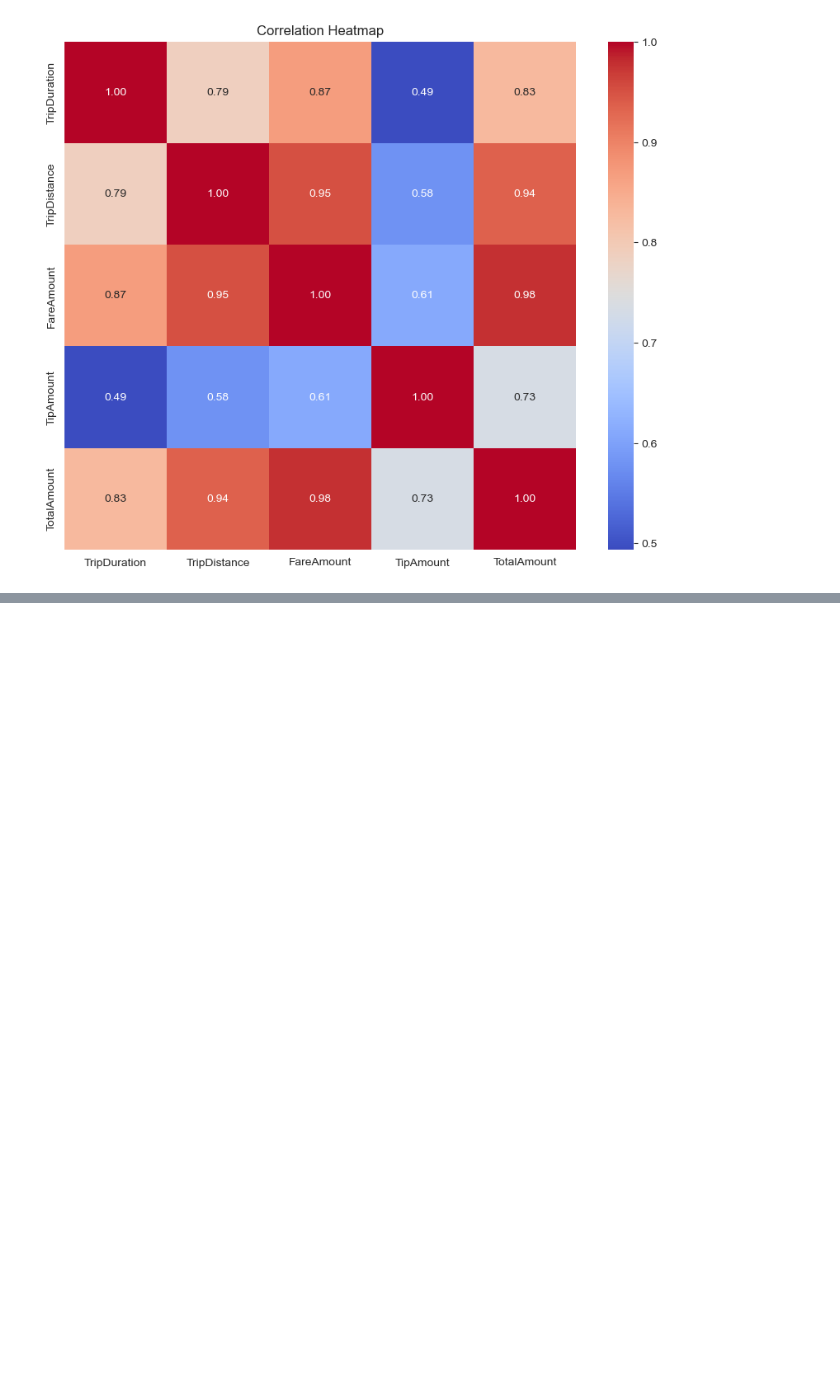
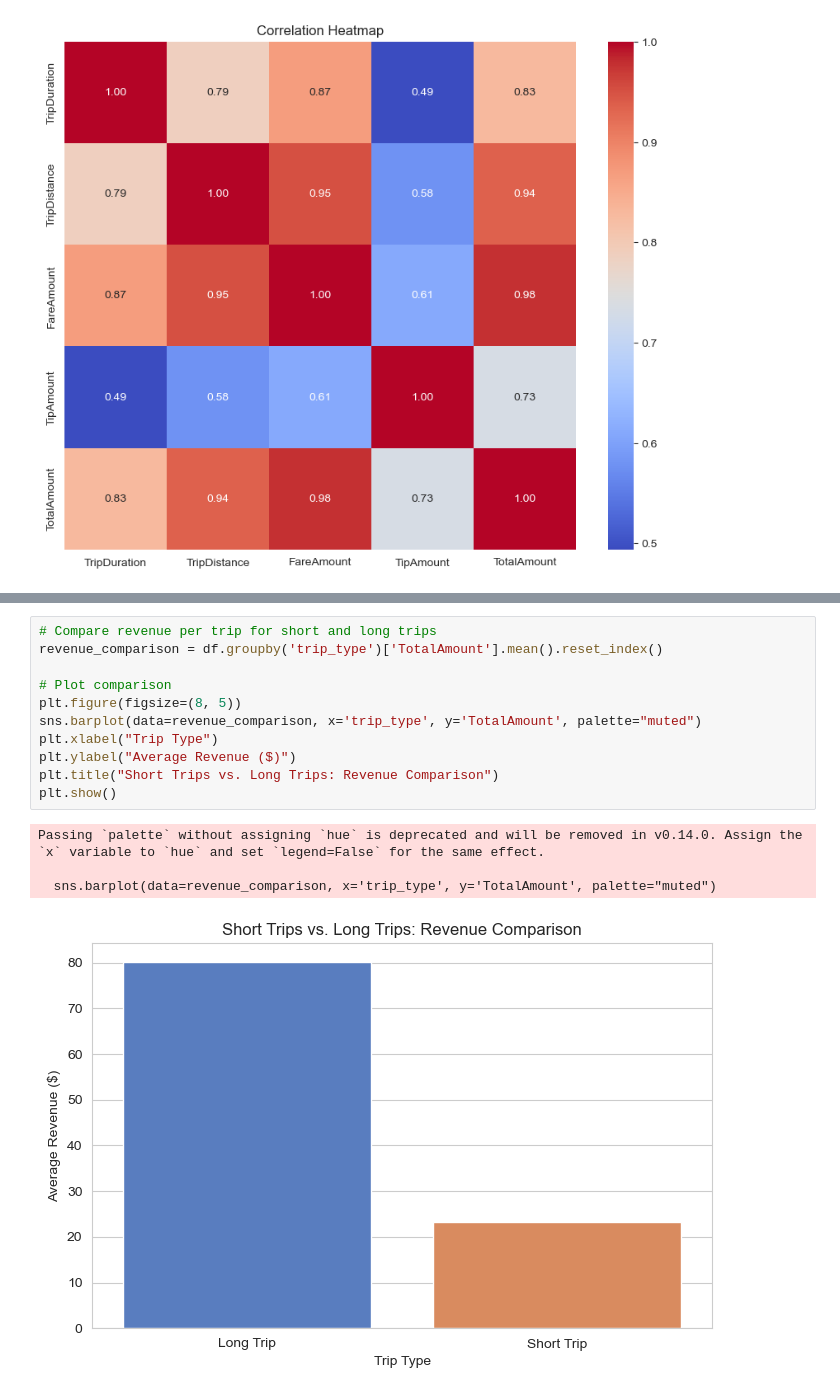
Before and after one commit to EdSu03/adsproject, a Jupyter notebook: EDA.ipynb, the cells around one changed output, grey strips where cells are left out. Saved outputs shown, nothing was run; the diff lists cells and outputs as text; blank space fills up the shorter version.

```diff
--- a/EDA.ipynb
+++ b/EDA.ipynb
@@ -179,0 +279,16 @@ plt.show()
+# %%
+# Compare revenue per trip for short and long trips
+revenue_comparison = df.groupby('trip_type')['TotalAmount'].mean().reset_index()
+
+# Plot comparison
+plt.figure(figsize=(8, 5))
+sns.barplot(data=revenue_comparison, x='trip_type', y='TotalAmount', palette="muted")
+plt.xlabel("Trip Type")
+plt.ylabel("Average Revenue ($)")
+plt.title("Short Trips vs. Long Trips: Revenue Comparison")
+plt.show()
+# %% [output]
+Passing `palette` without assigning `hue` is deprecated and will be removed in v0.14.0. Assign the `x` variable to `hue` and set `legend=False` for the same effect.
+
+  sns.barplot(data=revenue_comparison, x='trip_type', y='TotalAmount', palette="muted")
+[figure, added]
```
Also changed, not shown: parts of 20 cells of this notebook.
